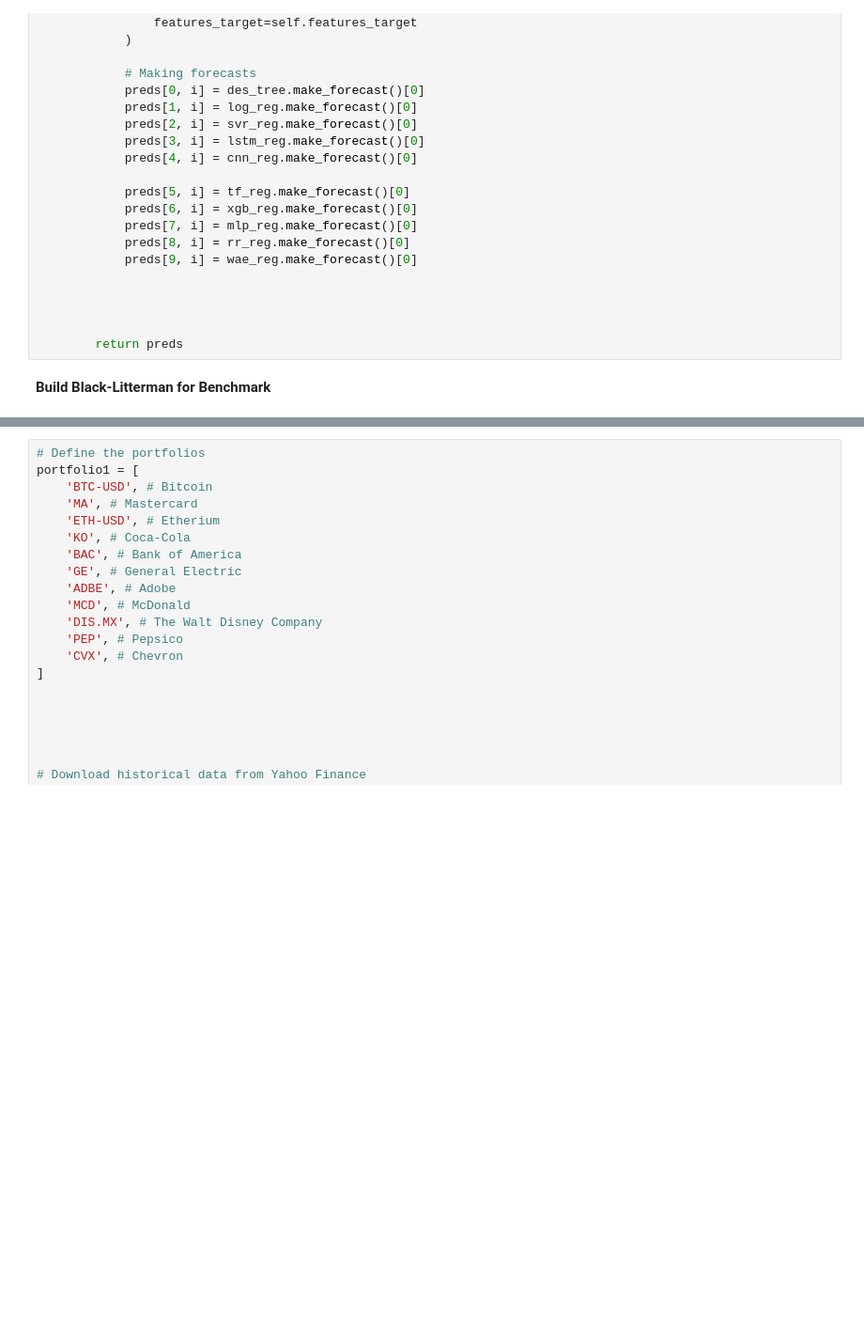
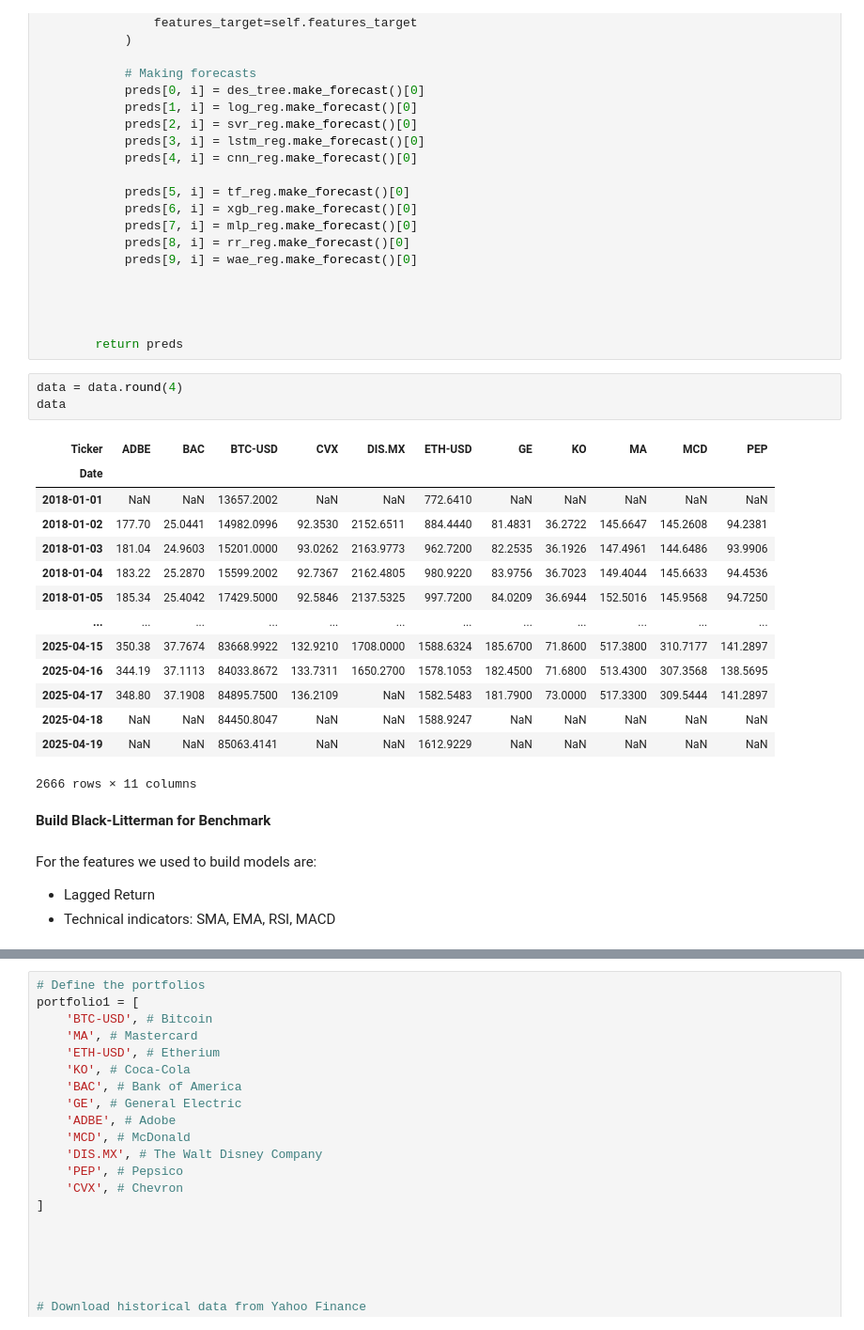
Before and after one commit to darthice/Financial-Engineering-Capstone-Project, a Jupyter notebook: main.ipynb, the cells around one changed output, grey strips where cells are left out. Shown: that part at 94% size. Drawn from its saved outputs; the diff is of its cells as text; blank space fills up the shorter version.

```diff
--- a/main.ipynb
+++ b/main.ipynb
@@ -336,5 +429,30 @@ class BlackLitterman(DataStore):
 
 
         return preds
+# %%
+data = data.round(4)
+data
+# %% [output]
+| Ticker | ADBE | BAC | BTC-USD | CVX | DIS.MX | ETH-USD | GE | KO | MA | MCD | PEP |
+| Date |  |  |  |  |  |  |  |  |  |  |  |
+| 2018-01-01 | NaN | NaN | 13657.2002 | NaN | NaN | 772.6410 | NaN | NaN | NaN | NaN | NaN |
+| 2018-01-02 | 177.70 | 25.0441 | 14982.0996 | 92.3530 | 2152.6511 | 884.4440 | 81.4831 | 36.2722 | 145.6647 | 145.2608 | 94.2381 |
+| 2018-01-03 | 181.04 | 24.9603 | 15201.0000 | 93.0262 | 2163.9773 | 962.7200 | 82.2535 | 36.1926 | 147.4961 | 144.6486 | 93.9906 |
+| 2018-01-04 | 183.22 | 25.2870 | 15599.2002 | 92.7367 | 2162.4805 | 980.9220 | 83.9756 | 36.7023 | 149.4044 | 145.6633 | 94.4536 |
+| 2018-01-05 | 185.34 | 25.4042 | 17429.5000 | 92.5846 | 2137.5325 | 997.7200 | 84.0209 | 36.6944 | 152.5016 | 145.9568 | 94.7250 |
+| ... | ... | ... | ... | ... | ... | ... | ... | ... | ... | ... | ... |
+| 2025-04-15 | 350.38 | 37.7674 | 83668.9922 | 132.9210 | 1708.0000 | 1588.6324 | 185.6700 | 71.8600 | 517.3800 | 310.7177 | 141.2897 |
+| 2025-04-16 | 344.19 | 37.1113 | 84033.8672 | 133.7311 | 1650.2700 | 1578.1053 | 182.4500 | 71.6800 | 513.4300 | 307.3568 | 138.5695 |
+| 2025-04-17 | 348.80 | 37.1908 | 84895.7500 | 136.2109 | NaN | 1582.5483 | 181.7900 | 73.0000 | 517.3300 | 309.5444 | 141.2897 |
+| 2025-04-18 | NaN | NaN | 84450.8047 | NaN | NaN | 1588.9247 | NaN | NaN | NaN | NaN | NaN |
+| 2025-04-19 | NaN | NaN | 85063.4141 | NaN | NaN | 1612.9229 | NaN | NaN | NaN | NaN | NaN |
+2666 rows × 11 columns
 # %% [markdown]
 **Build Black-Litterman for Benchmark**
+# %% [markdown]
+For the features we used to build models are:
+
+
+
+*   Lagged Return
+*   Technical indicators: SMA, EMA, RSI, MACD
```
Also changed, not shown: parts of 10 cells of this notebook.
